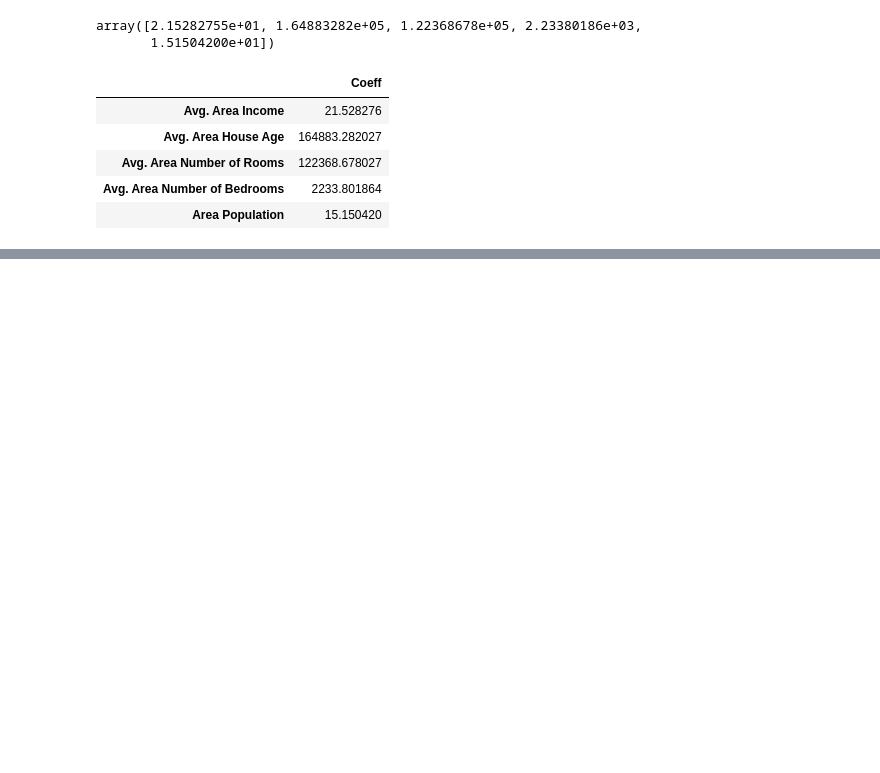
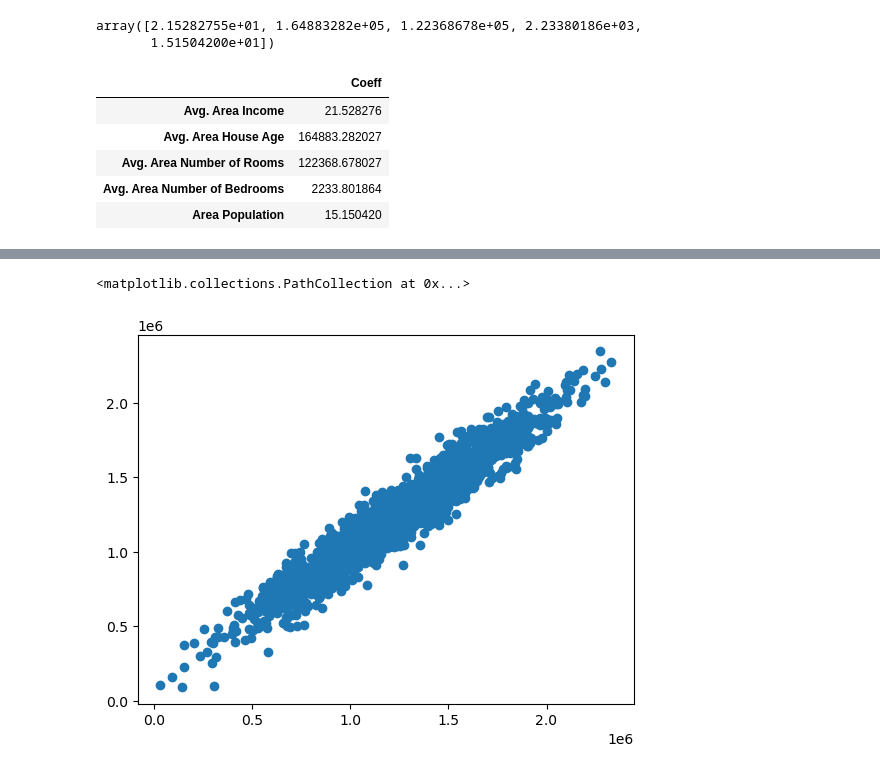
Before and after one commit to rohitkadam1410/Data-Scinence-Projects, a Jupyter notebook: Regression/hosing_price_prediction.ipynb, the cells around one changed output, grey strips where cells are left out. Cells and saved outputs as stored; diff of their text form; code cells hidden in the pictures; blank space fills up the shorter version.

Commit message:
Predictions and Evaluation metrics
predictions and checking evaluation metrics

```diff
--- a/Regression/hosing_price_prediction.ipynb
+++ b/Regression/hosing_price_prediction.ipynb
@@ -121,0 +124,2 @@ pd.DataFrame(lm.coef_[0],X.columns,columns=['Coeff'])
+# %%
+predictions = lm.predict(X_test)
@@ -121,0 +138,5 @@ pd.DataFrame(lm.coef_[0],X.columns,columns=['Coeff'])
+# %%
+plt.scatter(y_test,predictions)
+# %% [output]
+<matplotlib.collections.PathCollection at 0x...>
+[figure, added]
```
Also changed, not shown: parts of 8 cells of this notebook.
